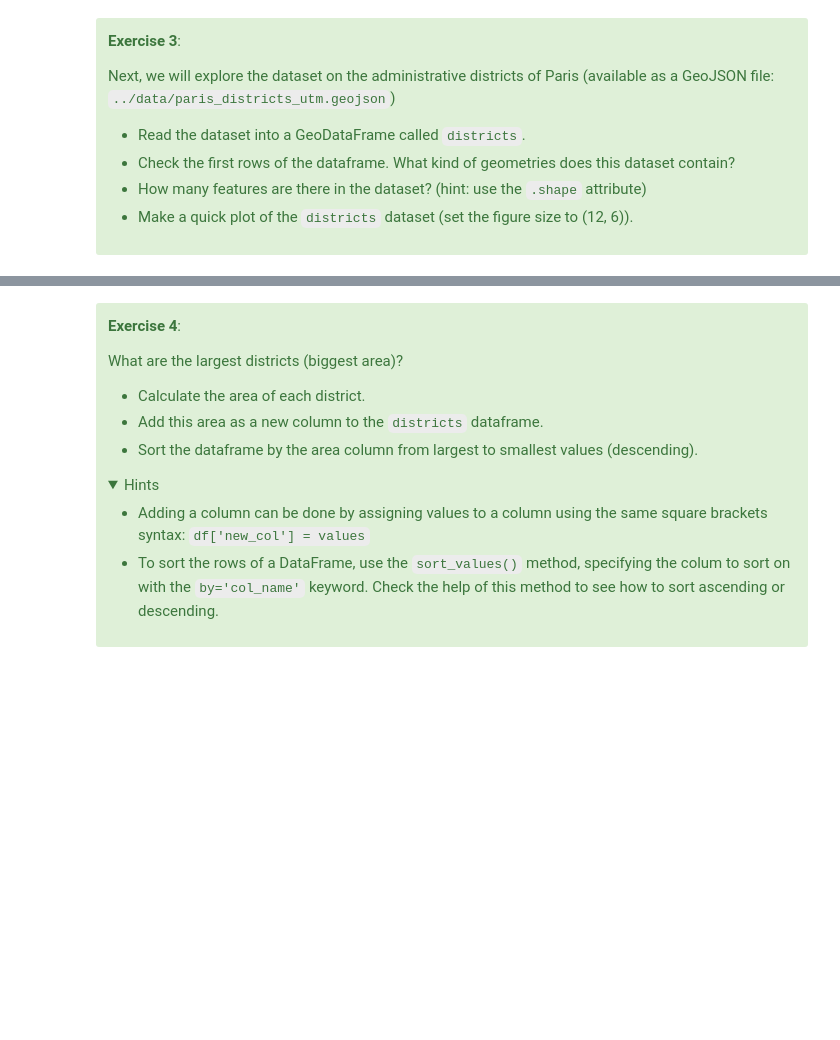
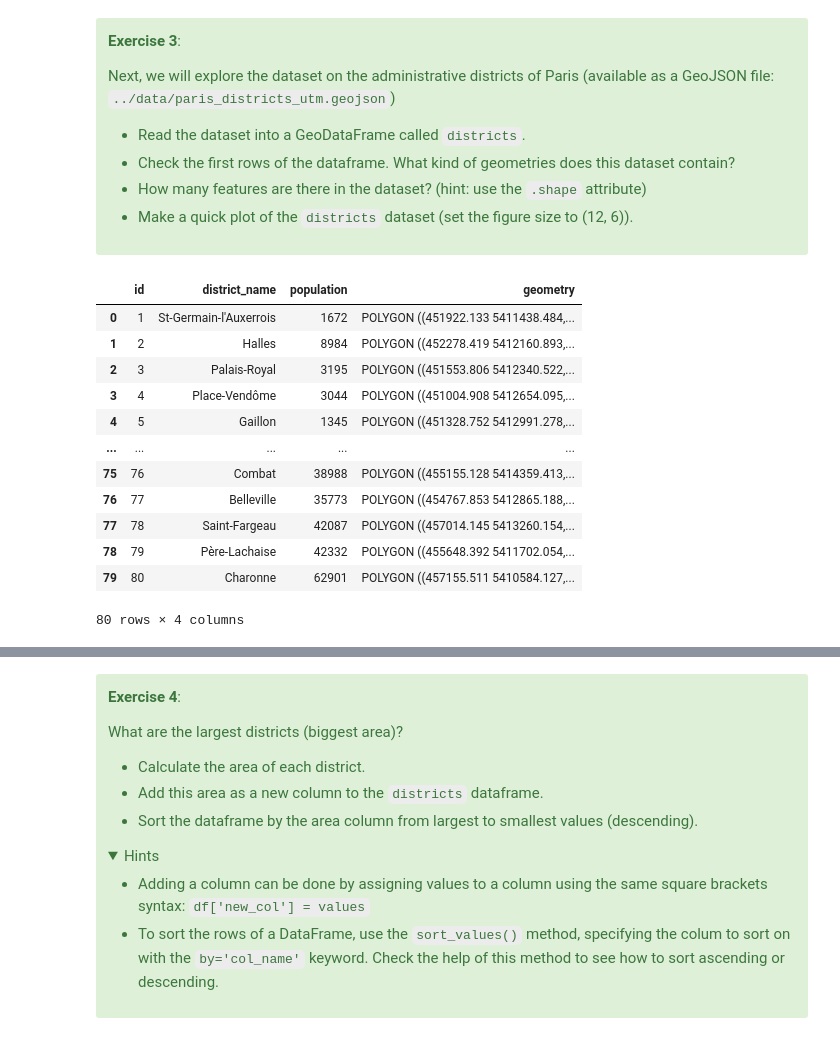
Before and after one commit to ryanyhliu/UoL, a Jupyter notebook: ENVS456/labs/w01_intro.ipynb, the cells around one changed output, grey strips where cells are left out. Cells and saved outputs as stored; diff of their text form; code cells hidden in the pictures; folded sections open; blank space fills up the shorter version.

```diff
--- a/ENVS456/labs/w01_intro.ipynb
+++ b/ENVS456/labs/w01_intro.ipynb
@@ -998,3 +1033,20 @@ Next, we will explore the dataset on the administrative districts of Paris (avai
 * Make a quick plot of the `districts` dataset (set the figure size to (12, 6)).
 
 </div>
+# %%
+districts = gpd.read_file('../data/paris_districts_utm.geojson')
+districts
+# %% [output]
+|  | id | district_name | population | geometry |
+| 0 | 1 | St-Germain-l'Auxerrois | 1672 | POLYGON ((451922.133 5411438.484,... |
+| 1 | 2 | Halles | 8984 | POLYGON ((452278.419 5412160.893,... |
+| 2 | 3 | Palais-Royal | 3195 | POLYGON ((451553.806 5412340.522,... |
+| 3 | 4 | Place-Vendôme | 3044 | POLYGON ((451004.908 5412654.095,... |
+| 4 | 5 | Gaillon | 1345 | POLYGON ((451328.752 5412991.278,... |
+| ... | ... | ... | ... | ... |
+| 75 | 76 | Combat | 38988 | POLYGON ((455155.128 5414359.413,... |
+| 76 | 77 | Belleville | 35773 | POLYGON ((454767.853 5412865.188,... |
+| 77 | 78 | Saint-Fargeau | 42087 | POLYGON ((457014.145 5413260.154,... |
+| 78 | 79 | Père-Lachaise | 42332 | POLYGON ((455648.392 5411702.054,... |
+| 79 | 80 | Charonne | 62901 | POLYGON ((457155.511 5410584.127,... |
+80 rows × 4 columns
```
Also changed, not shown: parts of 19 cells of this notebook.
